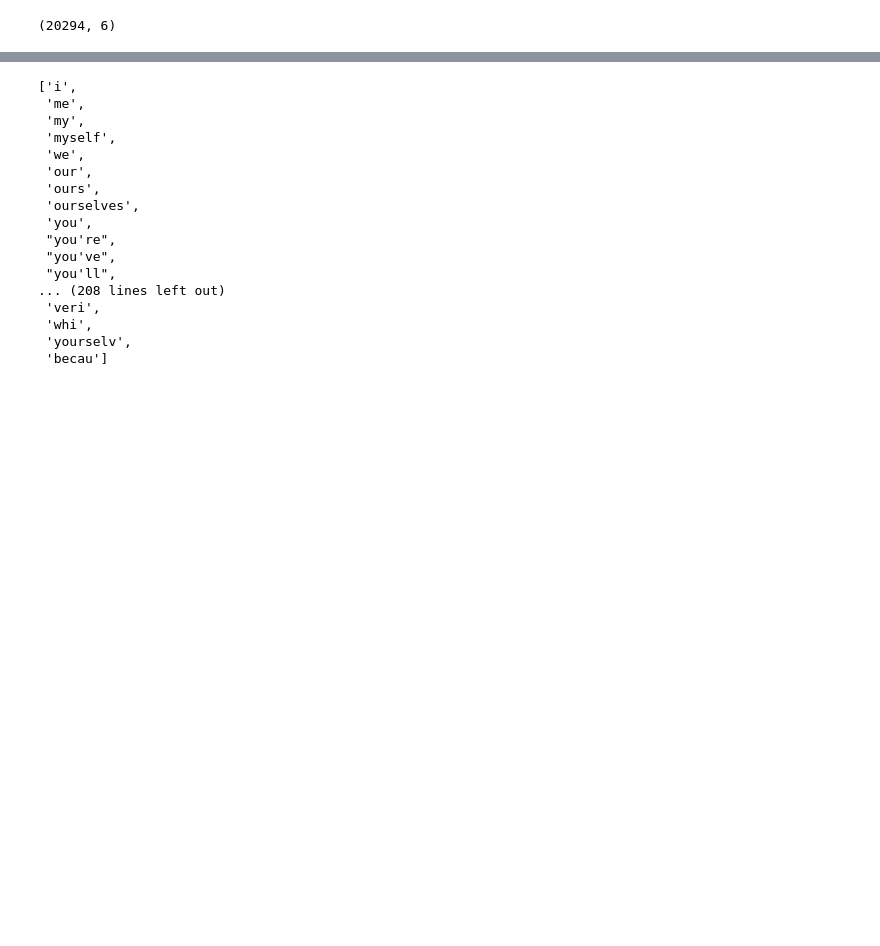
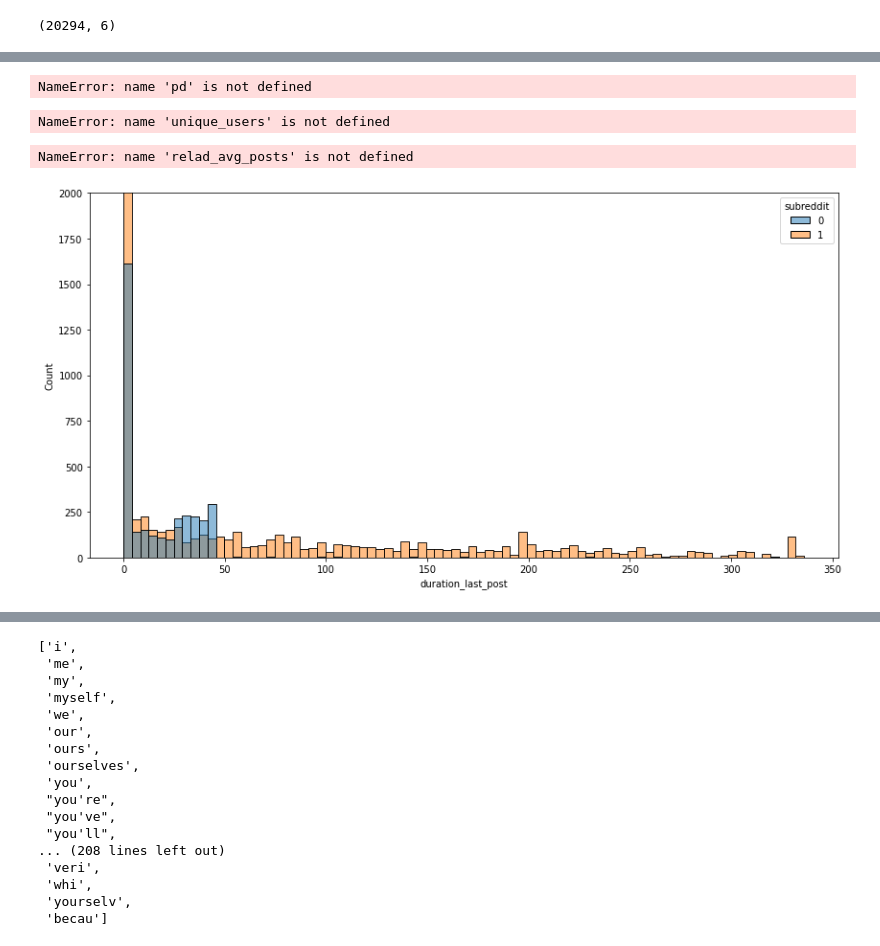
Before and after one commit to msamhz/GA-Lessons, a Jupyter notebook: project_3/MultinomialNB_Model.ipynb, the cells around one changed output, grey strips where cells are left out. Cells and saved outputs as stored; diff of their text form; code cells hidden in the pictures; blank space fills up the shorter version.

```diff
--- a/project_3/MultinomialNB_Model.ipynb
+++ b/project_3/MultinomialNB_Model.ipynb
@@ -162,0 +379,34 @@ df['author'].unique().tolist()
+# %%
+# create separate data frame to consist of only unique users
+unique_users = pd.DataFrame(df['author'].unique())
+# rename columns to pd concat by Author
+unique_users.columns = ['author']
+# pd concat with df and remove those that are not within unique_users df
+unique_users = pd.concat([unique_users,df], axis = 1).dropna()
+
+unique_users.shape
+# %% [output]
+NameError: name 'pd' is not defined
+# %%
+unique_users[unique_users['subreddit'] == 1]
+# %% [output]
+NameError: name 'unique_users' is not defined
+# %%
+plt.figure(figsize=(14,7))
+
+sns.histplot(
+    x = 'duration_last_post',
+    hue = 'subreddit',
+    data = unique_users
+)
+
+plt.ylim(0,2000)
+
+ptsd_ave_duration = unique_users[unique_users['author'] == 1].mean()
+
+# Plotting horizontal lines to show average no. of posts created per hour.
+plt.axvline(unique[], ls='--', color='royalblue')
+plt.figtext(x=0.15, y=0.6, s=f"{round(relad_avg_posts, 1)} posts created per hour on r/relationship_advice (on average)", fontsize=12)
+# %% [output]
+NameError: name 'relad_avg_posts' is not defined
+[figure, added]
```
Also changed, not shown: parts of 48 cells of this notebook, 6 other files.
